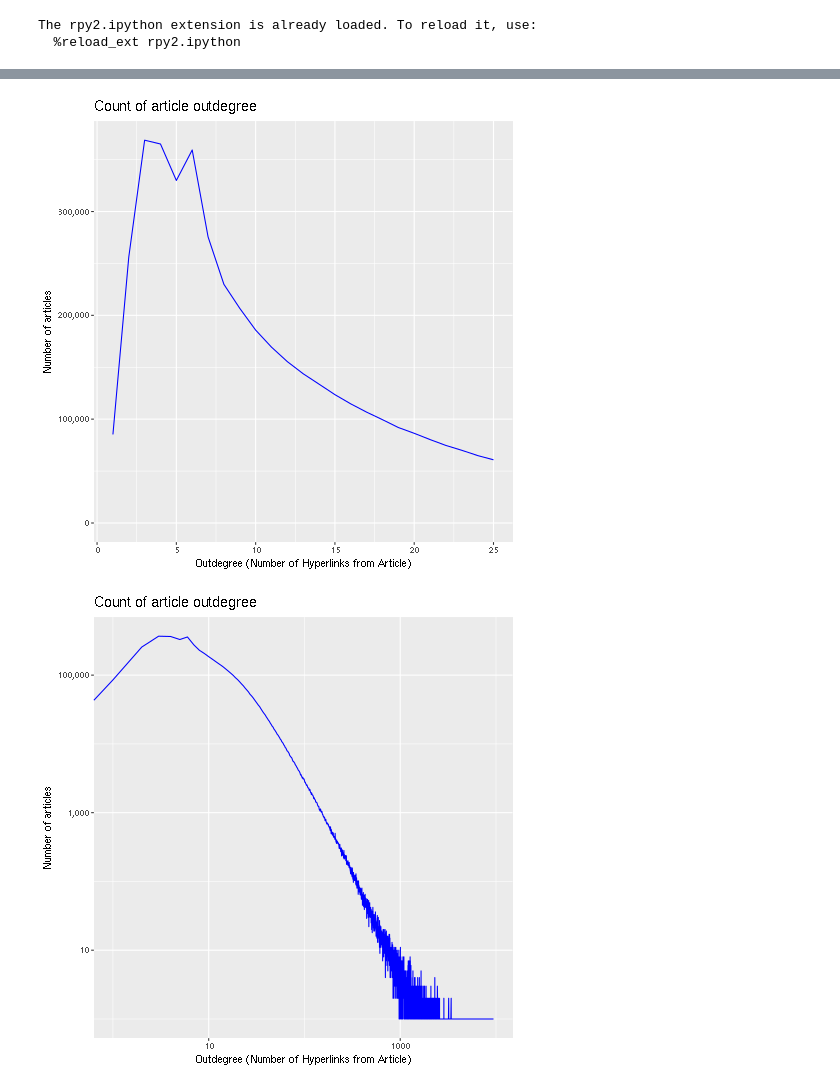
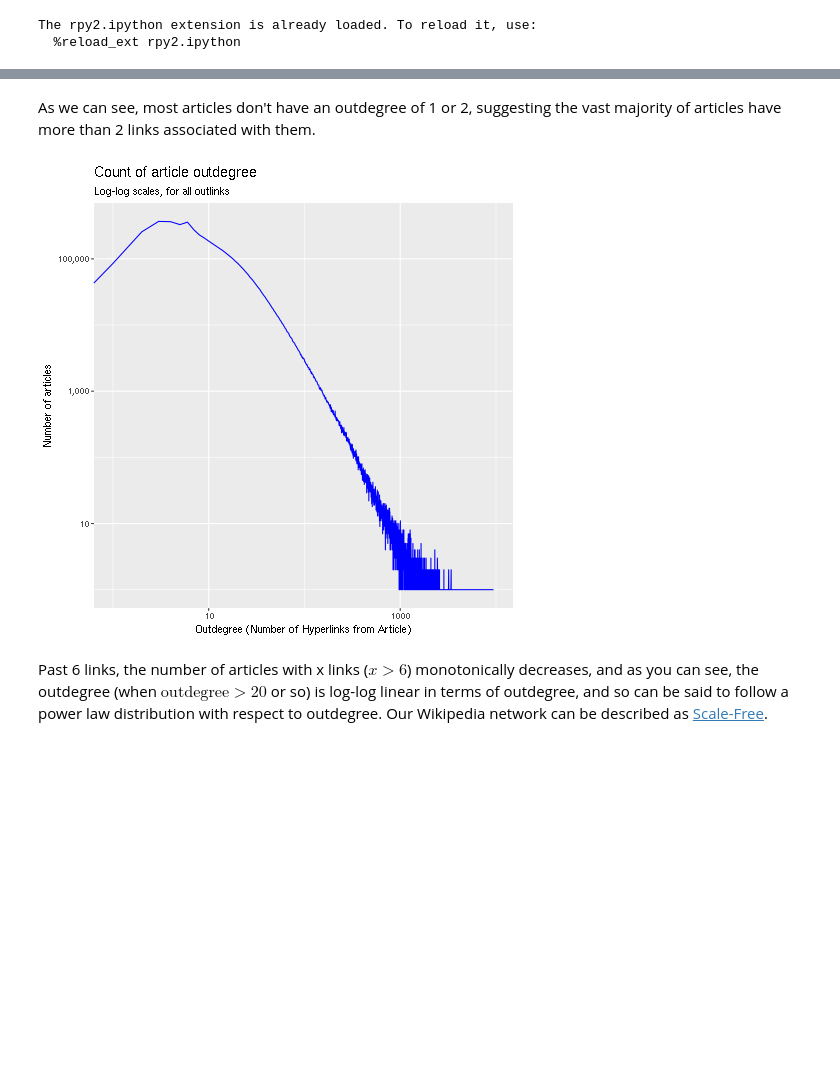
Before and after one commit to lacoperon/Wikipedia_Embedding, a Jupyter notebook: data_analysis.ipynb, the cells around one changed output, grey strips where cells are left out. Cells and saved outputs as stored; diff of their text form; code cells hidden in the pictures; blank space fills up the shorter version.

Commit message:
Finished data analysis associated with in-degree

```diff
--- a/data_analysis.ipynb
+++ b/data_analysis.ipynb
@@ -80,3 +84,5 @@ counts <- df %>%
 group_by(outdeg) %>%
 summarize(n=n()) %>%
 arrange(desc(n))
+
+counts$cum_n <- cumsum(counts$n)
@@ -85,21 +134,15 @@ arrange(desc(n))
+# %% [markdown]
+As we can see, most articles don't have an outdegree of 1 or 2, suggesting the vast majority of articles have more than 2 links associated with them.
 # %%
 %%R -i counts
-library(ggplot2)
-
-print(ggplot(counts, aes(x=outdeg, y=n)) + geom_line(color="blue") +
-labs(x="Outdegree (Number of Hyperlinks from Article)",
-     y="Number of articles",
-     title="Count of article outdegree") + xlim(1,25) +
-scale_y_continuous(labels = scales::comma))
-
-
-
 ggplot(counts, aes(x=outdeg, y=n)) + geom_line(color="blue") +
 labs(x="Outdegree (Number of Hyperlinks from Article)",
      y="Number of articles",
-     title="Count of article outdegree") +
+     title="Count of article outdegree",
+     subtitle="Log-log scales, for all outlinks") +
 scale_y_continuous(labels = scales::comma, trans="log10") +
 scale_x_continuous(trans="log10")
 # %% [output]
-[figure, old version]
+[figure, new version]
-[figure, removed]
+# %% [markdown]
+Past 6 links, the number of articles with x links ($x>6$) monotonically decreases, and as you can see, the outdegree (when $\text{outdegree} > 20$ or so) is log-log linear in terms of outdegree, and so can be said to follow a power law distribution with respect to outdegree. Our Wikipedia network can be described as [Scale-Free](https://en.wikipedia.org/wiki/Scale-free_network).
```
Also changed, not shown: parts of 6 cells of this notebook.
